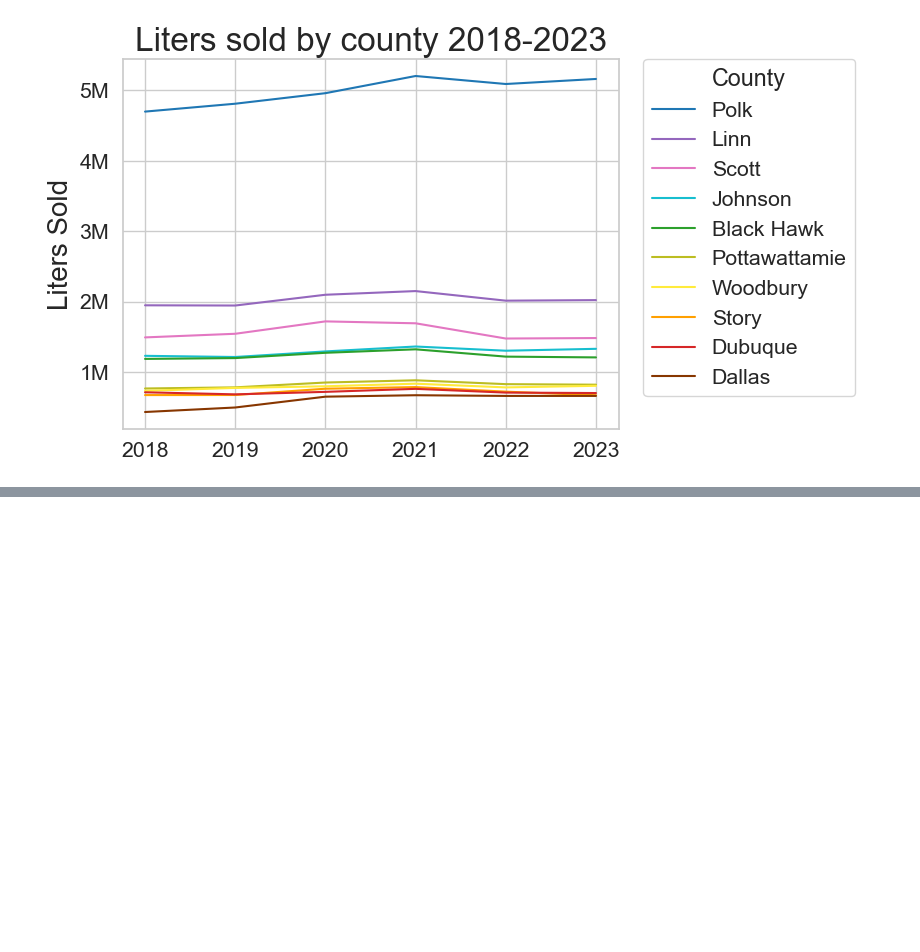
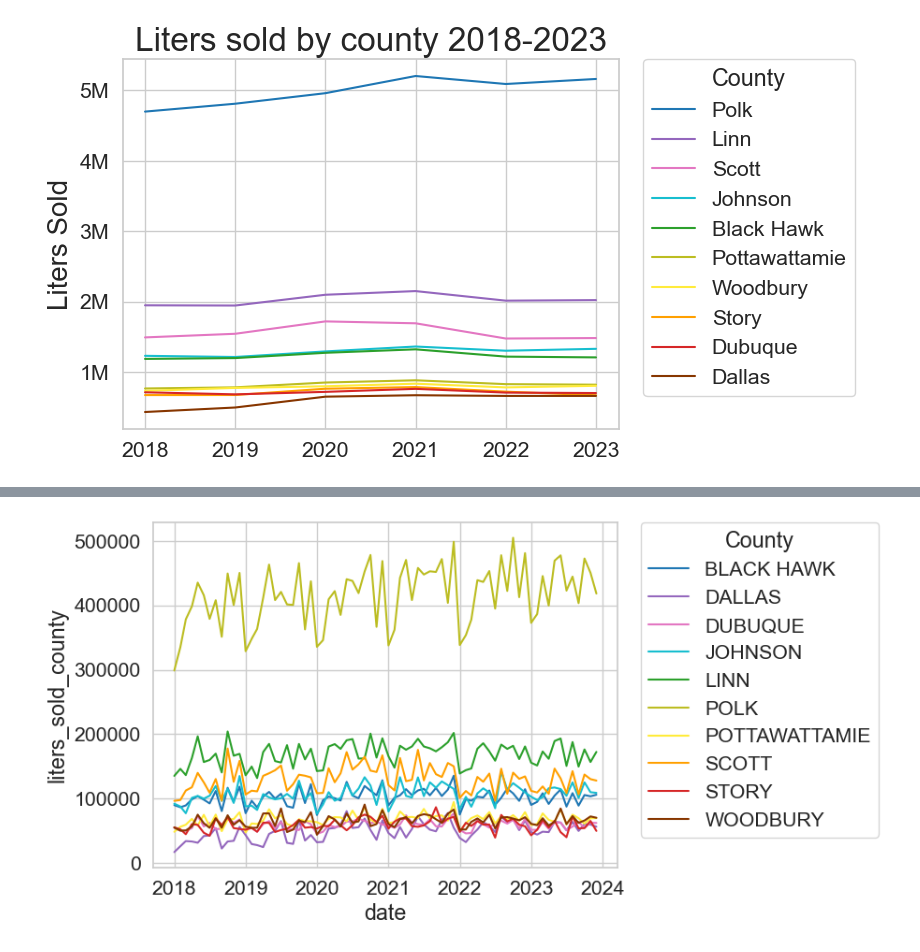
Before and after one commit to amoutafian/iowa_liquor_project, a Jupyter notebook: Iowa _liquor_exploratory_analysis.ipynb, the cells around one changed output, grey strips where cells are left out. Saved outputs shown, nothing was run; the diff lists cells and outputs as text; code cells hidden in the pictures; blank space fills up the shorter version.

```diff
--- a/Iowa _liquor_exploratory_analysis.ipynb
+++ b/Iowa _liquor_exploratory_analysis.ipynb
@@ -330,0 +443,7 @@ plt.show()
+# %%
+liters_county_sum_df['year'] = liters_county_sum_df['year'].astype(str)
+liters_county_sum_df['month'] = liters_county_sum_df['month'].astype(str)
+
+# Combine 'year' and 'month' into a single 'date' column formatted as 'YYYY-MM'
+liters_county_sum_df['date'] = pd.to_datetime(liters_county_sum_df['year'] + '-' + liters_county_sum_df['month'])
+liters_county_sum_df.info()
@@ -330,0 +463,15 @@ plt.show()
+# %%
+sns.lineplot(data = liters_county_sum_df, x = 'date', y = 'liters_sold_county', hue= 'county', palette= county_colors)
+hue_order = [
+    "Polk","Linn","Scott","Johnson","Black Hawk","Pottawattamie","Woodbury","Story","Dubuque","Dallas"
+         ]
+
+#ax  = plt.gca()
+#ax.set(xlabel=None)
+#ax.set_ylabel( "Liters Sold" , size = 20 )
+#ax.set_title( "Liters sold by county 2018-2023", size = 24 )
+#ax.yaxis.set_major_formatter(tick.FuncFormatter(reformat_large_tick_values))
+plt.legend(title = 'County', bbox_to_anchor=(1.05, 1), loc='upper left', borderaxespad=0)
+plt.show()
+# %% [output]
+[figure, added]
```
Also changed, not shown: parts of 17 cells of this notebook.
